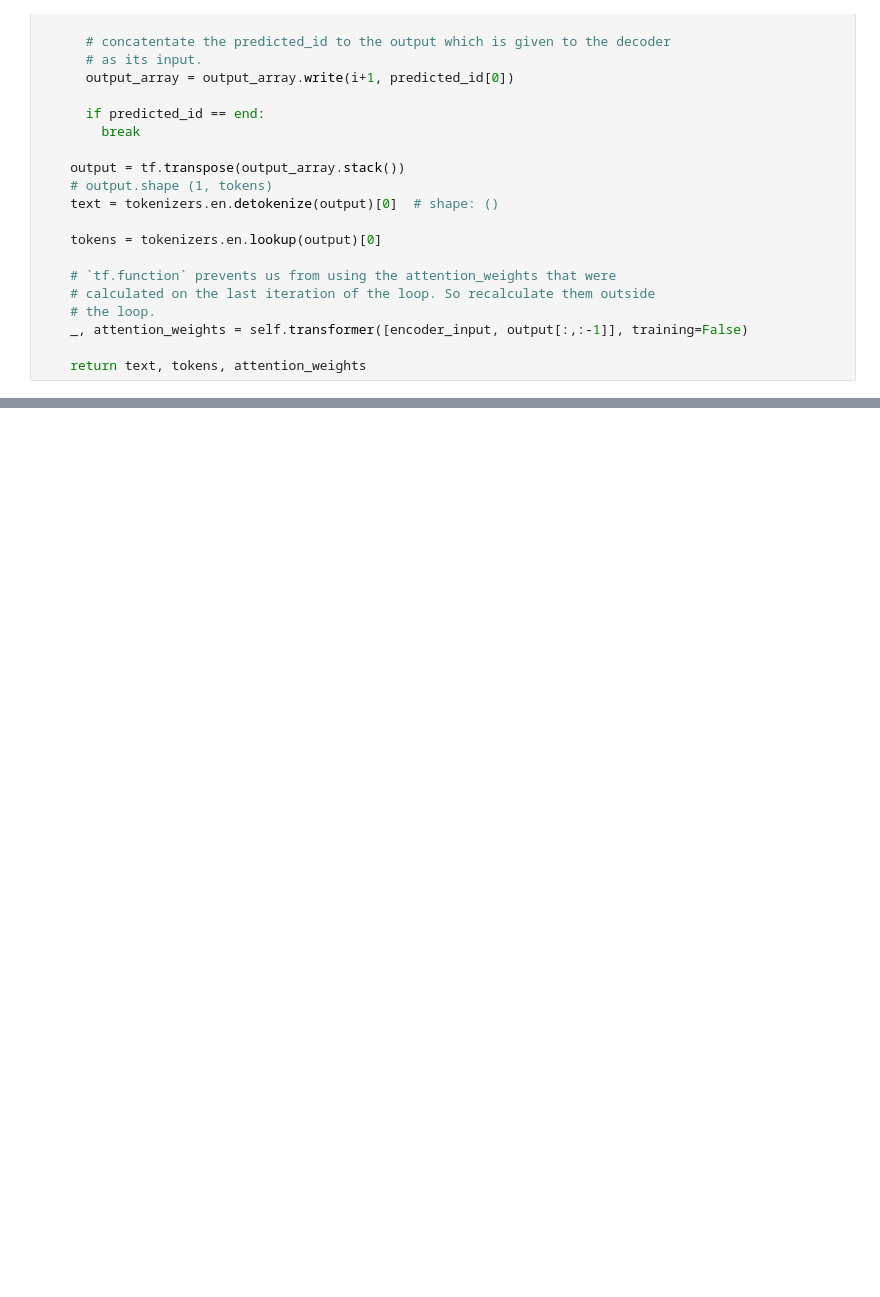
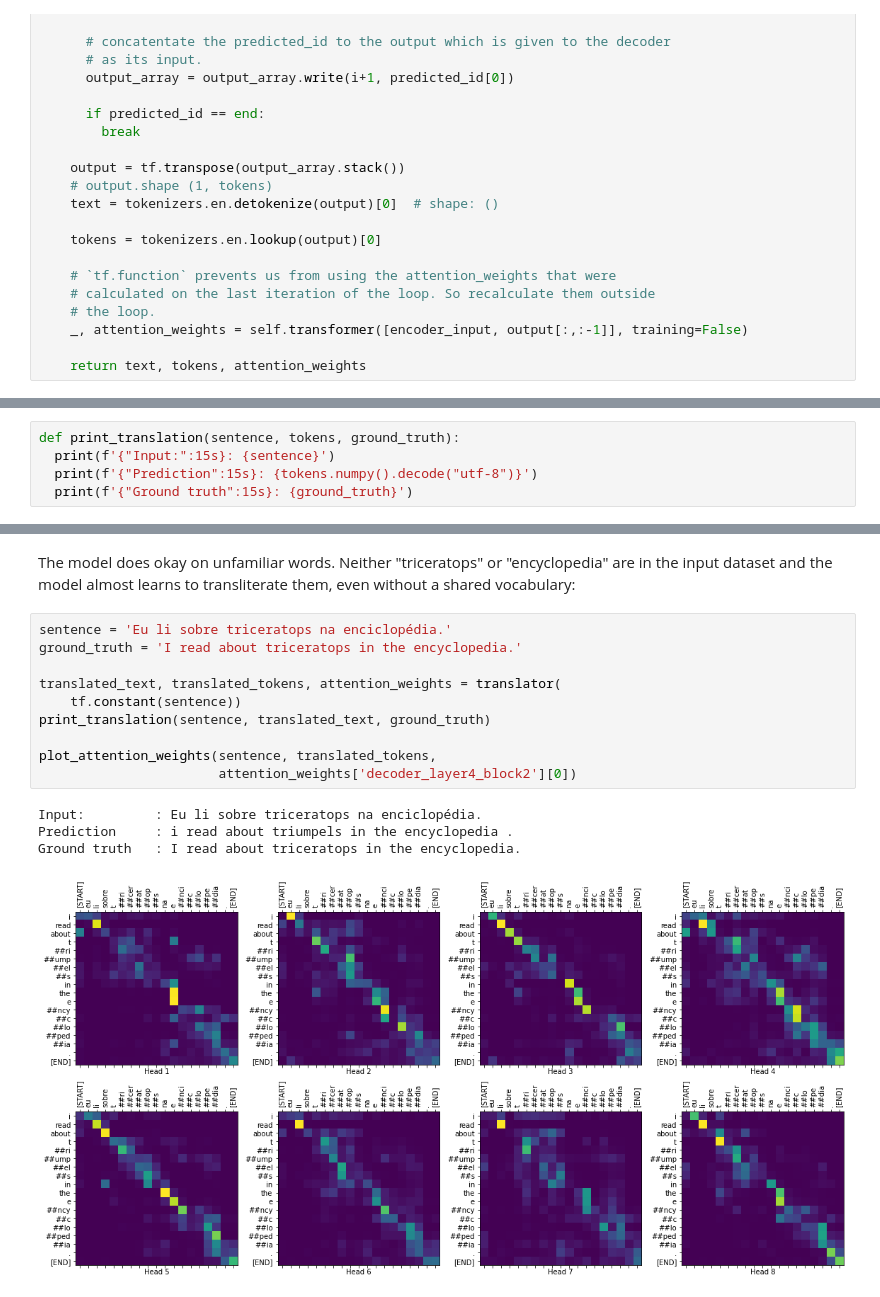
Before and after one commit to akashghimireOfficial/NLP_TRANSLATION_WITH_BERT_FROM_SCRATCH, a Jupyter notebook: BERT.ipynb, the cells around one changed output, grey strips where cells are left out. Drawn from its saved outputs; the diff is of its cells as text; blank space fills up the shorter version.

```diff
--- a/BERT.ipynb
+++ b/BERT.ipynb
@@ -1073 +1093,6 @@ translater=Translator(tokenizers=tokenizers,transformer=transformer)
+# %%
+def print_translation(sentence, tokens, ground_truth):
+  print(f'{"Input:":15s}: {sentence}')
+  print(f'{"Prediction":15s}: {tokens.numpy().decode("utf-8")}')
+  print(f'{"Ground truth":15s}: {ground_truth}')
 # %%
@@ -1084,0 +1212,17 @@ translated_text
+# %% [markdown]
+The model does okay on unfamiliar words. Neither "triceratops" or "encyclopedia" are in the input dataset and the model almost learns to transliterate them, even without a shared vocabulary:
+# %%
+sentence = 'Eu li sobre triceratops na enciclopédia.'
+ground_truth = 'I read about triceratops in the encyclopedia.'
+
+translated_text, translated_tokens, attention_weights = translator(
+    tf.constant(sentence))
+print_translation(sentence, translated_text, ground_truth)
+
+plot_attention_weights(sentence, translated_tokens,
+                       attention_weights['decoder_layer4_block2'][0])
+# %% [output]
+Input:         : Eu li sobre triceratops na enciclopédia.
+Prediction     : i read about triumpels in the encyclopedia .
+Ground truth   : I read about triceratops in the encyclopedia.
+[figure, added]
```
Also changed, not shown: parts of 29 cells of this notebook, 22 other files.
